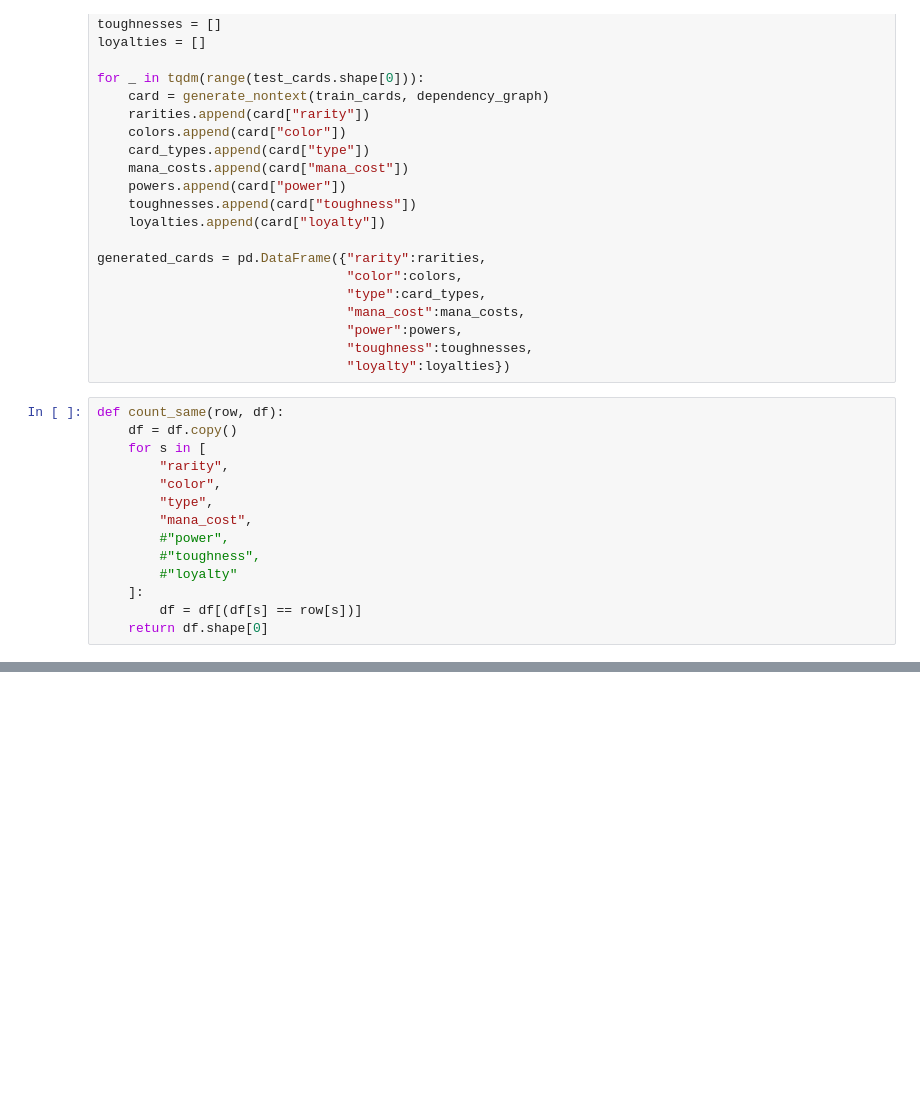
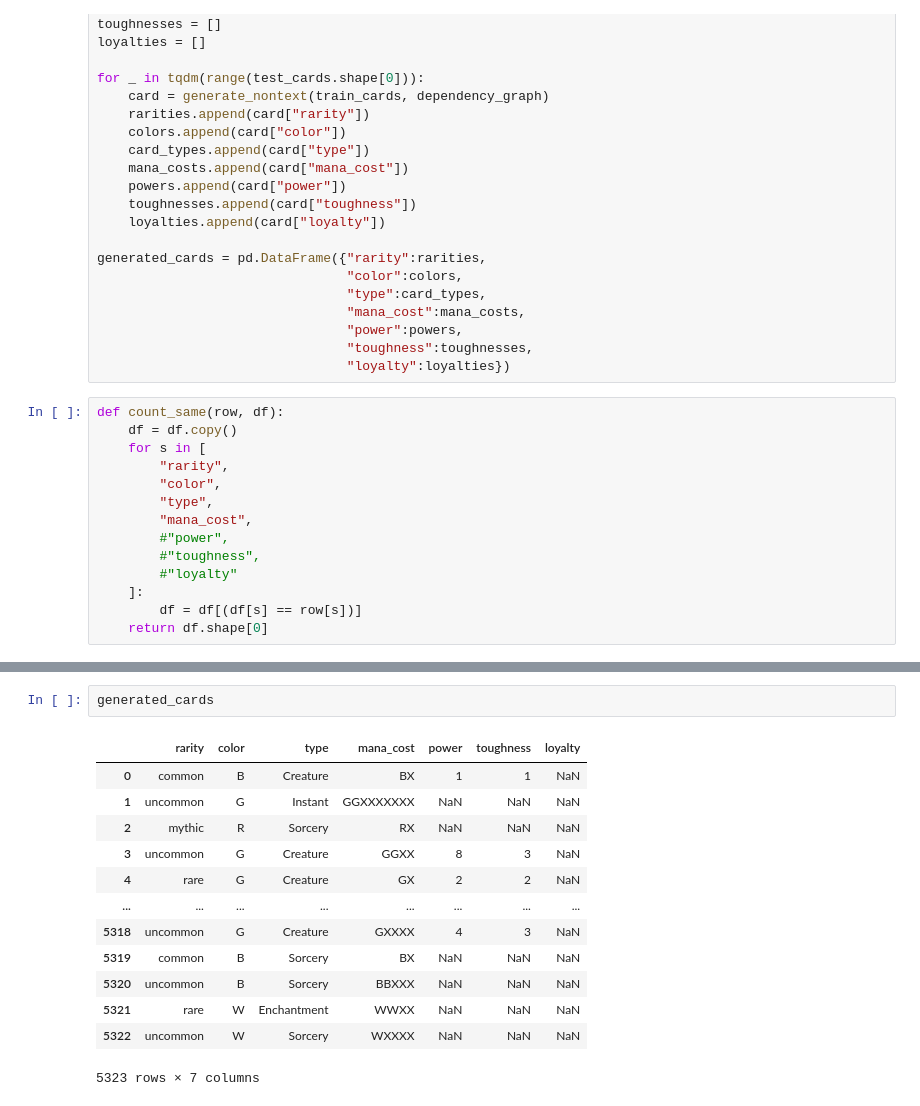
Before and after one commit to jaymatthewsherman/MTG_generation, a Jupyter notebook: Non-Text Generation.ipynb, the cells around one changed output, grey strips where cells are left out. Drawn from its saved outputs; the diff is of its cells as text; blank space fills up the shorter version.

```diff
--- a/Non-Text Generation.ipynb
+++ b/Non-Text Generation.ipynb
@@ -126,0 +127,16 @@ for t_ in range(300):
+# %%
+generated_cards
+# %% [output]
+|  | rarity | color | type | mana_cost | power | toughness | loyalty |
+| 0 | common | B | Creature | BX | 1 | 1 | NaN |
+| 1 | uncommon | G | Instant | GGXXXXXXX | NaN | NaN | NaN |
+| 2 | mythic | R | Sorcery | RX | NaN | NaN | NaN |
+| 3 | uncommon | G | Creature | GGXX | 8 | 3 | NaN |
+| 4 | rare | G | Creature | GX | 2 | 2 | NaN |
+| ... | ... | ... | ... | ... | ... | ... | ... |
+| 5318 | uncommon | G | Creature | GXXXX | 4 | 3 | NaN |
+| 5319 | common | B | Sorcery | BX | NaN | NaN | NaN |
+| 5320 | uncommon | B | Sorcery | BBXXX | NaN | NaN | NaN |
+| 5321 | rare | W | Enchantment | WWXX | NaN | NaN | NaN |
+| 5322 | uncommon | W | Sorcery | WXXXX | NaN | NaN | NaN |
+5323 rows × 7 columns
```
Also changed, not shown: parts of 3 cells of this notebook, 3 other files.
